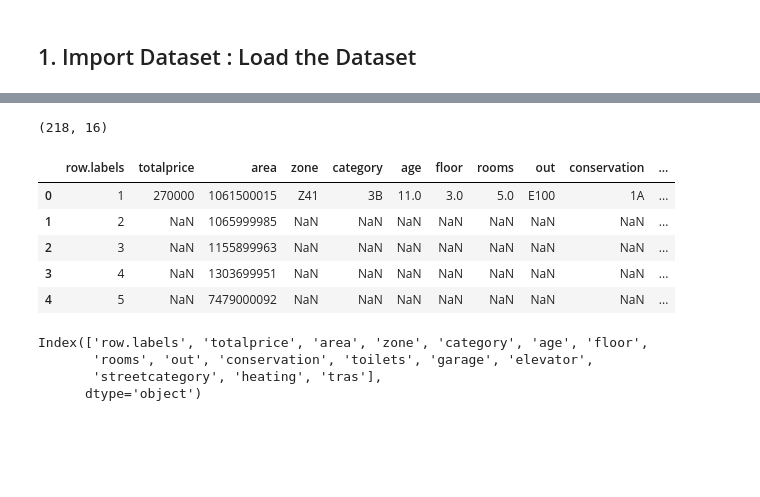
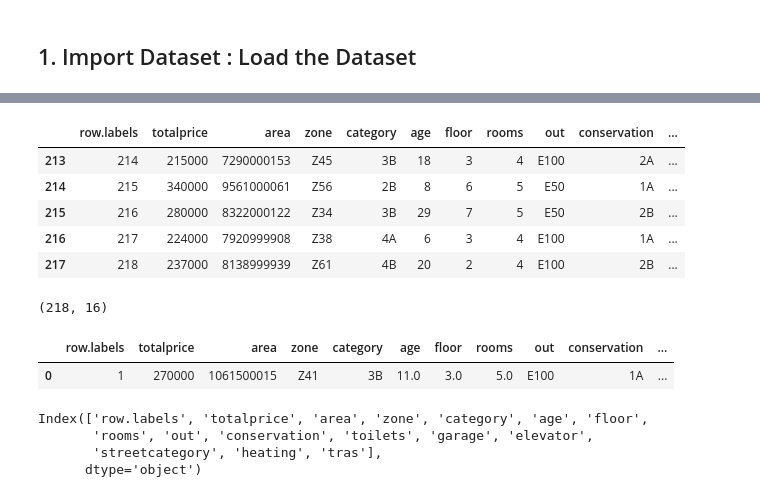
Before and after one commit to nurrimahrima/Mid-Test-Python-Use-Case, a Jupyter notebook: Question 2/Nurrimah - Mid Test - Victoria.ipynb, the cells around one changed output, grey strips where cells are left out. Drawn from its saved outputs; the diff is of its cells as text; code cells hidden in the pictures; blank space fills up the shorter version.

```diff
--- a/Question 2/Nurrimah - Mid Test - Victoria.ipynb
+++ b/Question 2/Nurrimah - Mid Test - Victoria.ipynb
@@ -37,16 +70,22 @@ df.head()
+# %%
+#Tail of data (default =5): 5 baris terakhir dari data
+df.tail()
+# %% [output]
+|  | row.labels | totalprice | area | zone | category | age | floor | rooms | out | conservation | ... |
+| 213 | 214 | 215000 | 7290000153 | Z45 | 3B | 18 | 3 | 4 | E100 | 2A | ... |
+| 214 | 215 | 340000 | 9561000061 | Z56 | 2B | 8 | 6 | 5 | E50 | 1A | ... |
+| 215 | 216 | 280000 | 8322000122 | Z34 | 3B | 29 | 7 | 5 | E50 | 2B | ... |
+| 216 | 217 | 224000 | 7920999908 | Z38 | 4A | 6 | 3 | 4 | E100 | 1A | ... |
+| 217 | 218 | 237000 | 8138999939 | Z61 | 4B | 20 | 2 | 4 | E100 | 2B | ... |
 # %%
 df.shape
 # %% [output]
 (218, 16)
 # %%
-df.mode().head()
+df.mode().head(1)
 # %% [output]
 |  | row.labels | totalprice | area | zone | category | age | floor | rooms | out | conservation | ... |
 | 0 | 1 | 270000 | 1061500015 | Z41 | 3B | 11.0 | 3.0 | 5.0 | E100 | 1A | ... |
-| 1 | 2 | NaN | 1065999985 | NaN | NaN | NaN | NaN | NaN | NaN | NaN | ... |
-| 2 | 3 | NaN | 1155899963 | NaN | NaN | NaN | NaN | NaN | NaN | NaN | ... |
-| 3 | 4 | NaN | 1303699951 | NaN | NaN | NaN | NaN | NaN | NaN | NaN | ... |
-| 4 | 5 | NaN | 7479000092 | NaN | NaN | NaN | NaN | NaN | NaN | NaN | ... |
 # %%
 print(df.columns)
 # %% [output]
```
Also changed, not shown: parts of 57 cells of this notebook, 4 other files.
